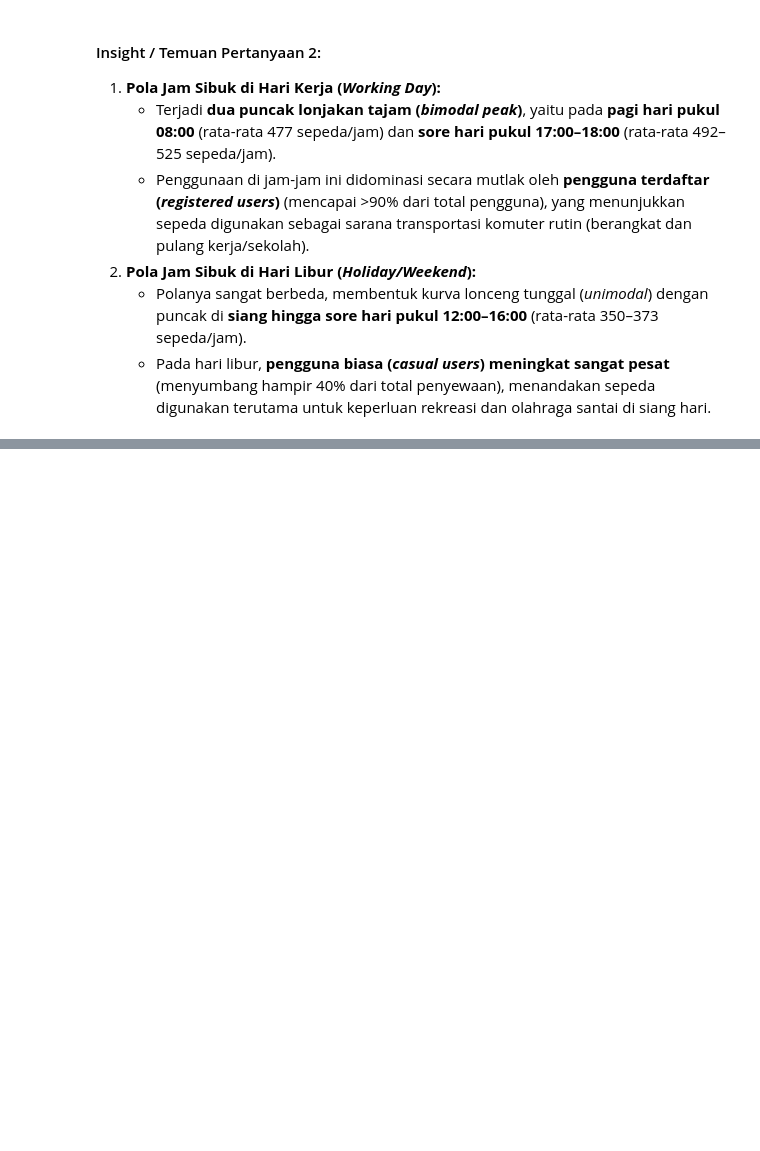
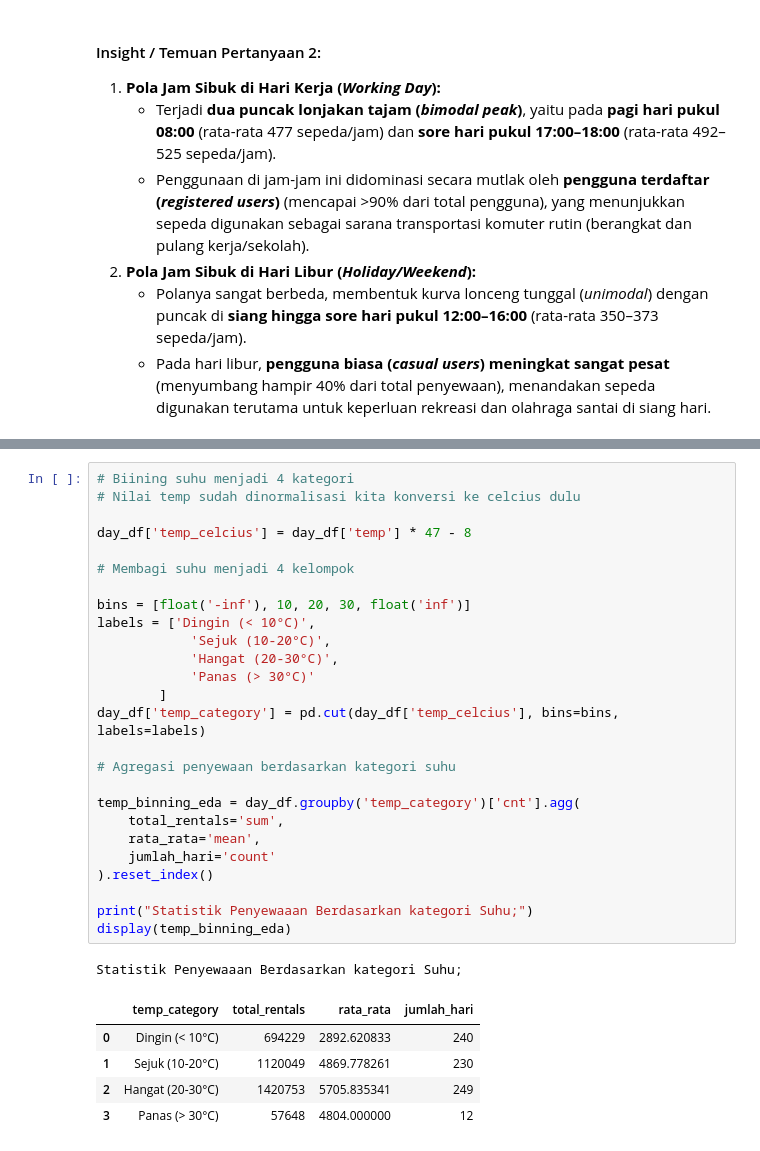
Before and after one commit to primoputra/proyek_analisis_data, a Jupyter notebook: notebook.ipynb, the cells around one changed output, grey strips where cells are left out. Cells and saved outputs as stored; diff of their text form; blank space fills up the shorter version.

```diff
--- a/notebook.ipynb
+++ b/notebook.ipynb
@@ -360,0 +369,33 @@ display(
+# %%
+# Biining suhu menjadi 4 kategori
+# Nilai temp sudah dinormalisasi kita konversi ke celcius dulu
+
+day_df['temp_celcius'] = day_df['temp'] * 47 - 8
+
+# Membagi suhu menjadi 4 kelompok
+
+bins = [float('-inf'), 10, 20, 30, float('inf')]
+labels = ['Dingin (< 10°C)',
+            'Sejuk (10-20°C)',
+            'Hangat (20-30°C)',
+            'Panas (> 30°C)'
+        ]
+day_df['temp_category'] = pd.cut(day_df['temp_celcius'], bins=bins, labels=labels)
+
+# Agregasi penyewaan berdasarkan kategori suhu
+
+temp_binning_eda = day_df.groupby('temp_category')['cnt'].agg(
+    total_rentals='sum',
+    rata_rata='mean',
+    jumlah_hari='count'
+).reset_index()
+
+print("Statistik Penyewaaan Berdasarkan kategori Suhu;")
+display(temp_binning_eda)
+# %% [output]
+Statistik Penyewaaan Berdasarkan kategori Suhu;
+|  | temp_category | total_rentals | rata_rata | jumlah_hari |
+| 0 | Dingin (< 10°C) | 694229 | 2892.620833 | 240 |
+| 1 | Sejuk (10-20°C) | 1120049 | 4869.778261 | 230 |
+| 2 | Hangat (20-30°C) | 1420753 | 5705.835341 | 249 |
+| 3 | Panas (> 30°C) | 57648 | 4804.000000 | 12 |
```
Also changed, not shown: parts of 9 cells of this notebook.
